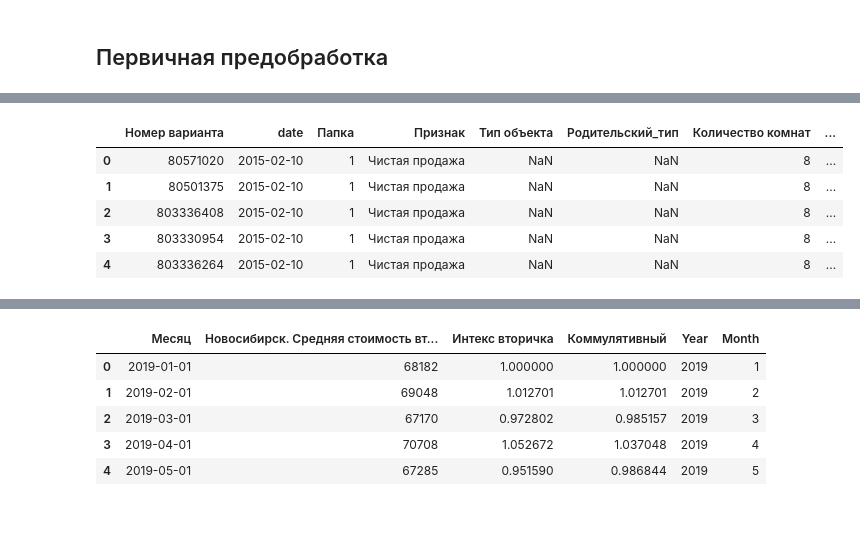
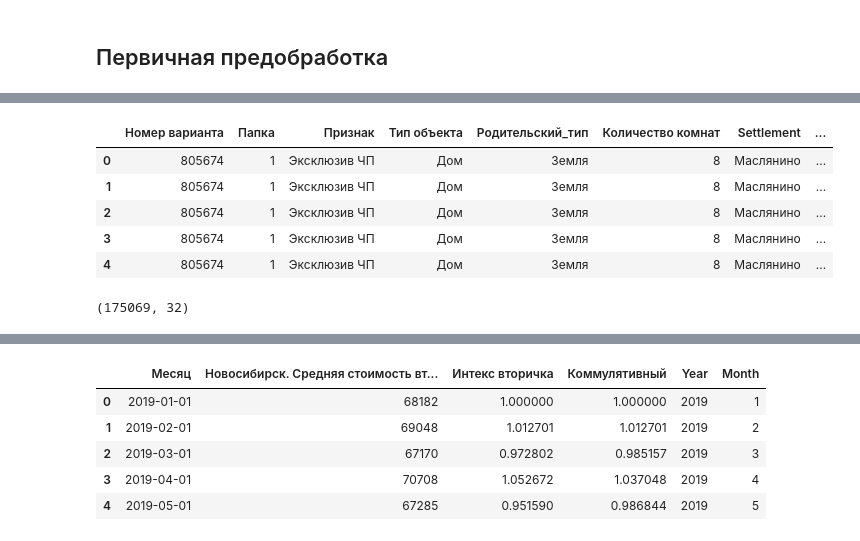
Before and after one commit to YuriyNaumov/real_estate_evaluation, a Jupyter notebook: Поиск_недооцененных_объектов_регрессия.ipynb, the cells around one changed output, grey strips where cells are left out. Saved outputs shown, nothing was run; the diff lists cells and outputs as text; code cells hidden in the pictures.

```diff
--- a/Поиск_недооцененных_объектов_регрессия.ipynb
+++ b/Поиск_недооцененных_объектов_регрессия.ipynb
@@ -220,10 +423,14 @@ df_sold.head()
 # %%
-df_in_sales = pd.read_excel('/content/drive/MyDrive/Jilfond/ML_RealEstatePrice/Objects_18122023.xlsx', sheet_name='Продажа')
+df_in_sales = pd.read_excel('/content/drive/MyDrive/Jilfond/ML_RealEstatePrice/Sales_jan2024.xlsx', sheet_name='В_продаже')
 df_in_sales.head()
 # %% [output]
-|  | Номер варианта | date | Папка | Признак | Тип объекта | Родительский_тип | Количество комнат | ... |
-| 0 | 80571020 | 2015-02-10 | 1 | Чистая продажа | NaN | NaN | 8 | ... |
-| 1 | 80501375 | 2015-02-10 | 1 | Чистая продажа | NaN | NaN | 8 | ... |
-| 2 | 803336408 | 2015-02-10 | 1 | Чистая продажа | NaN | NaN | 8 | ... |
-| 3 | 803330954 | 2015-02-10 | 1 | Чистая продажа | NaN | NaN | 8 | ... |
-| 4 | 803336264 | 2015-02-10 | 1 | Чистая продажа | NaN | NaN | 8 | ... |
+|  | Номер варианта | Папка | Признак | Тип объекта | Родительский_тип | Количество комнат | Settlement | ... |
+| 0 | 805674 | 1 | Эксклюзив ЧП | Дом | Земля | 8 | Маслянино | ... |
+| 1 | 805674 | 1 | Эксклюзив ЧП | Дом | Земля | 8 | Маслянино | ... |
+| 2 | 805674 | 1 | Эксклюзив ЧП | Дом | Земля | 8 | Маслянино | ... |
+| 3 | 805674 | 1 | Эксклюзив ЧП | Дом | Земля | 8 | Маслянино | ... |
+| 4 | 805674 | 1 | Эксклюзив ЧП | Дом | Земля | 8 | Маслянино | ... |
+# %%
+df_in_sales.shape
+# %% [output]
+(175069, 32)
```
Also changed, not shown: parts of 40 cells of this notebook.
